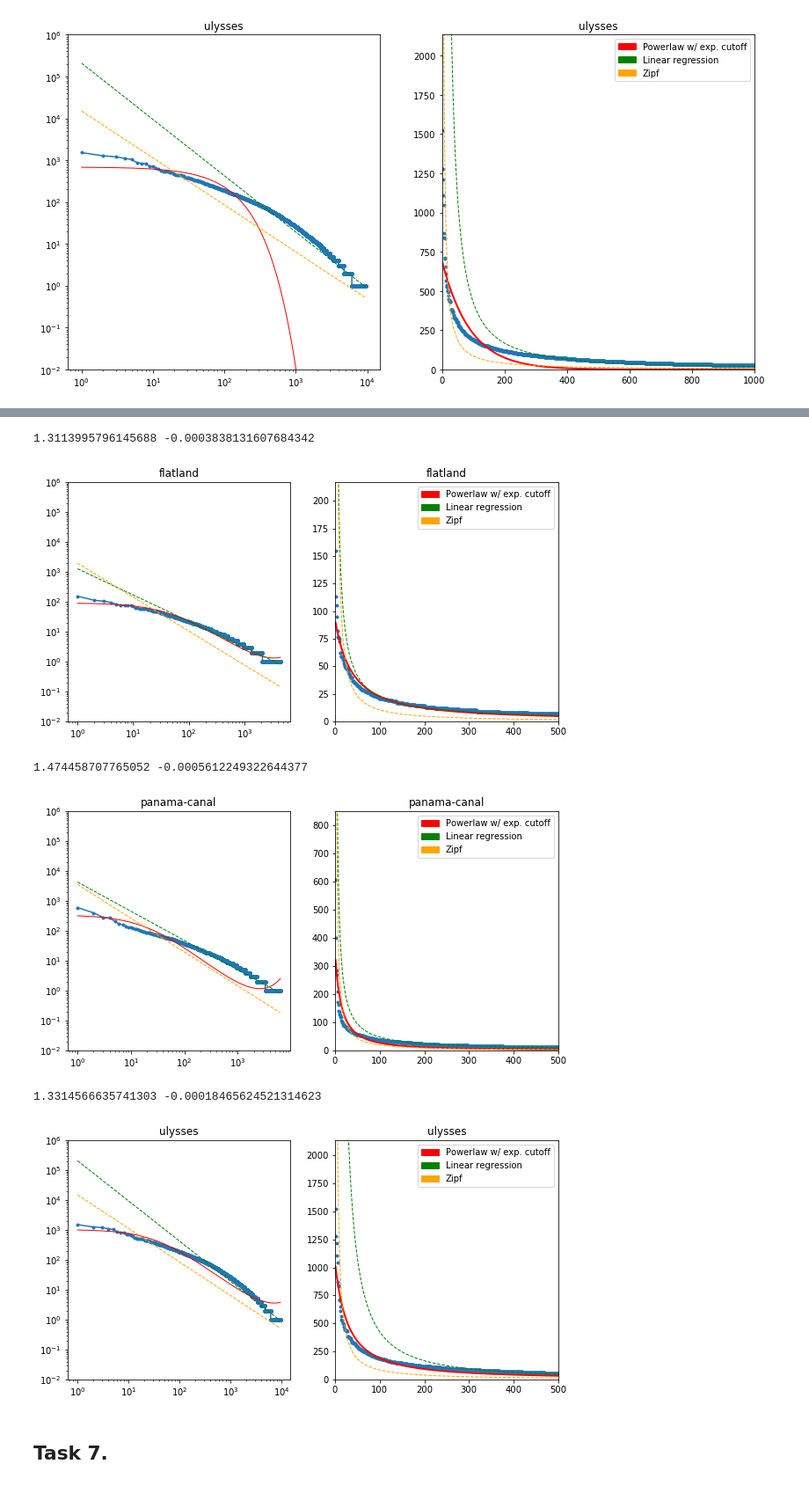
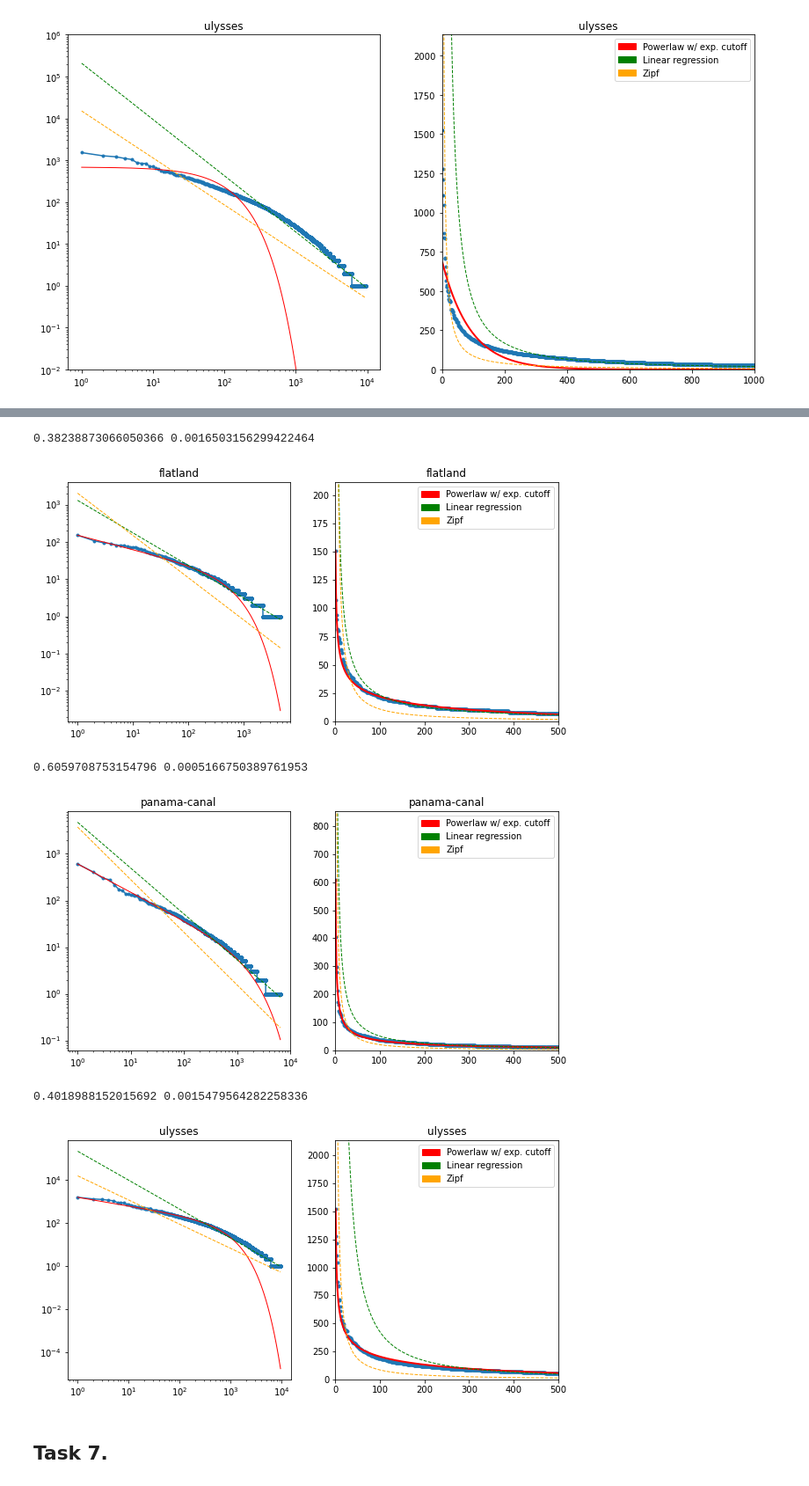
Before and after one commit to simppasofia/nlpproject, a Jupyter notebook: notebooks/project.ipynb, the cells around one changed output, grey strips where cells are left out. Shown at 88% size. Saved outputs shown, nothing was run; the diff lists cells and outputs as text; code cells hidden in the pictures.

```diff
--- a/notebooks/project.ipynb
+++ b/notebooks/project.ipynb
@@ -353,5 +353,9 @@ for b in books.index:
 
 Esimerkeissä optimointi näyttää toimivan parhaiten kun y_data on skaalattu välille [0,1]. Kokeillaan skaalata arvot jakamalla frekvenssien summalla.
+# %%
+# Exponential cutoff with a shift --> parempi sovitus optimizerilla
+def expcutoff(x, alpha, beta, x0):
+    return x**(-alpha) * np.exp(-beta * x)
 # %%
 for b in books.index:
     fig, axs = plt.subplots(1, 2, figsize=(10,5))
@@ -363,45 +367,47 @@ for b in books.index:
     # Fit Zipf
     alpha_zipf = ahat(len(books.ranks[b]), books.ranks[b])
     p_zipf = sts.zipf.pmf(books.ranks[b], alpha_zipf)
     total = sum(books.freqs[b])
 
-    # Fit powerlaw expcutoff
-    fit = opt.curve_fit(expcutoff_shift, books.ranks[b], (books.freqs[b]/total))
+    # Estimate parameters for powerlaw with expcutoff
+    y_norm = (books.freqs[b] - min(books.freqs[b])) / (max(books.freqs[b]) - min(books.freqs[b])) # min-max normalisation
+    fit = opt.curve_fit(expcutoff, books.ranks[b], y_norm)
     alpha, beta, x0 = fit[0]
-    p = expcutoff_shift(books.ranks[b], alpha, beta, x0)
+    p = expcutoff(books.ranks[b], alpha, beta, x0)
 
     print(alpha, beta)
 
     # Plot loglog
     axs[0].set_title(b)
     axs[0].loglog(books.ranks[b], books.freqs[b], marker=".") # observations
-    axs[0].plot(books.ranks[b], p * total, lw=1, color='red') # expcutoff
+    axs[0].plot(books.ranks[b], p * max(books.freqs[b]), lw=1, color='red') # expcutoff
     axs[0].plot(books.ranks[b], exp(y), lw=1, linestyle="--", color='green') # linreg
     axs[0].plot(books.ranks[b], p_zipf * total, lw=1, linestyle="--", color="orange") # zipf
-    axs[0].set_ylim(10e-3, 10e5)
+    #axs[0].set_ylim(10e-3, 10e5)
+
     red_patch = matplotlib.patches.Patch(color='red', label='Powerlaw w/ exp. cutoff')
     green_patch = matplotlib.patches.Patch(color='green', label='Linear regression')
     orange_patch = matplotlib.patches.Patch(color='orange', label='Zipf')
     plt.legend(handles=[red_patch, green_patch, orange_patch])
 
     # Plot linear
     axs[1].set_title(b)
     axs[1].scatter(books.ranks[b], books.freqs[b], marker=".") # observations
-    axs[1].plot(books.ranks[b], p * total, lw=2, color='red') # expcutoff
+    axs[1].plot(books.ranks[b], p * max(books.freqs[b]), lw=2, color='red') # expcutoff
     axs[1].plot(books.ranks[b], exp(y), lw=1, linestyle="--", color='green') # linreg
     axs[1].plot(books.ranks[b], p_zipf * total, lw=1, linestyle="--", color="orange") # zipf
     axs[1].set_xlim(0, 500)
     axs[1].set_ylim(0, max(books.freqs[b]) + 0.4 * max(books.freqs[b]))
     #plt.grid(axis="both")
 
     plt.show()
 # %% [output]
-1.3113995796145688 -0.0003838131607684342
+0.38238873066050366 0.0016503156299422464
-[figure, old version]
+[figure, new version]
-1.474458707765052 -0.0005612249322644377
+0.6059708753154796 0.0005166750389761953
-[figure, old version]
+[figure, new version]
-1.3314566635741303 -0.00018465624521314623
+0.4018988152015692 0.0015479564282258336
-[figure, old version]
+[figure, new version]
 # %% [markdown]
 ## Task 7.
 # %% [markdown]
```
Also changed, not shown: parts of 2 cells of this notebook.
